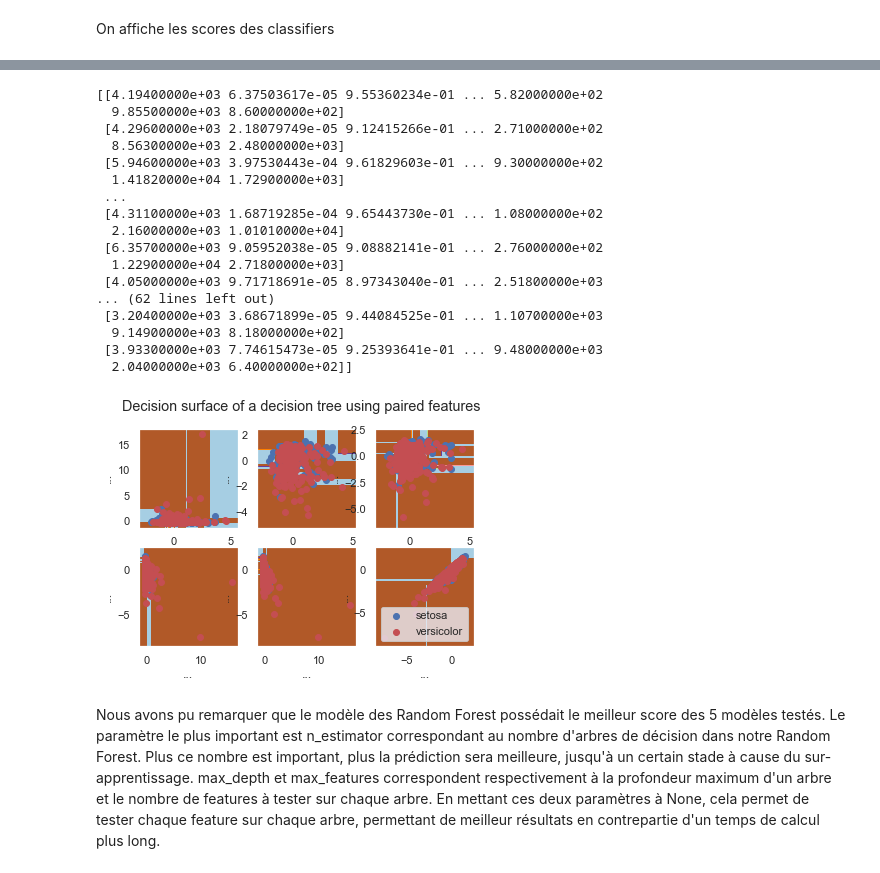
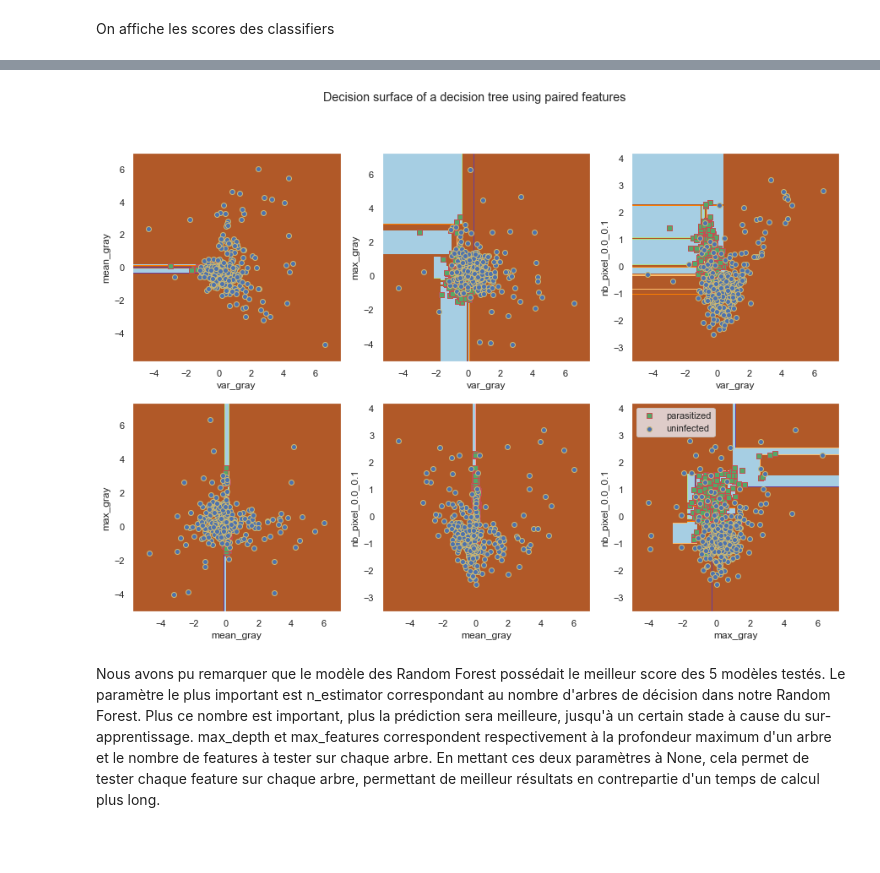
Before and after one commit to LE10EENFAIT/Africa, a Jupyter notebook: starting_kit/README_MODEL.ipynb, the cells around one changed output, grey strips where cells are left out. Drawn from its saved outputs; the diff is of its cells as text; code cells hidden in the pictures; blank space fills up the shorter version.

```diff
--- a/starting_kit/README_MODEL.ipynb
+++ b/starting_kit/README_MODEL.ipynb
@@ -71,0 +168,16 @@ For convenience, we load the data as a "pandas" data frame, so we can use "panda
+# %%
+from sklearn.ensemble import ExtraTreesClassifier
+from sklearn.feature_selection import SelectFromModel
+
+# we use the Tree-based feature selection model to calculate the cross-validation score with only
+# the necessary number of feature
+clf = ExtraTreesClassifier(n_estimators=50)
+clf = clf.fit(X_train, Y_train)
+feature_selection = SelectFromModel(clf, prefit=True)
+X_train = feature_selection.transform(X_train)
+print(X_train.shape)
+X_test = feature_selection.transform(X_test)
+print(X_test.shape)
+X_valid = feature_selection.transform(X_valid)
+print(X_valid.shape)
+features_idx = feature_selection.get_support(indices=True)
@@ -236,7 +335,6 @@ class modelGest():
         return scoring_function(self.y_test, self.result)
 # %%
 from sklearn.model_selection import train_test_split
-from data_manager import DataManager
 from model import model
 from sklearn.ensemble import RandomForestClassifier
 from sklearn.neural_network import MLPClassifier
@@ -250,7 +348,7 @@ Xs_test = []
 ys_train = []
 ys_test = []
 for i in range(0, 20):
-    X_train_pre, X_test_pre, y_train_pre, y_test_pre = train_test_split(D.data['X_train'], D.data['Y_train'], test_size=0.33)
+    X_train_pre, X_test_pre, y_train_pre, y_test_pre = train_test_split(X_train, Y_train, test_size=0.33)
     Xs_train.append(X_train_pre)
     Xs_test.append(X_test_pre)
     ys_train.append(y_train_pre)
@@ -358,20 +435,27 @@ array([[5.17200000e+03, 8.33992890e-05, 8.81858706e-01, ...,
 # %%
-from sklearn.datasets import load_iris
 from sklearn.tree import DecisionTreeClassifier
 
 # Parameters
 n_classes = 2
-plot_colors = "bry"
+plot_colors = ['g','b']
+plot_edgecolors = ['r','y']
+plot_markers = ['s','o']
+plot_classes = ['parasitized', 'uninfected']
 plot_step = 0.02
+features_array = data.columns.values
+plt.figure(figsize=(15,10))
+liste = []
+for i in range(0, 3):
+    for j in range(i+1, 4):
+        temp = [i]
+        temp.append(j)
+        liste.append(temp)
 
-for pairidx, pair in enumerate([[0, 1], [0, 2], [0, 3],
-                                [1, 2], [1, 3], [2, 3]]):
+for pairidx, pair in enumerate(liste):
     # We only take the two corresponding features
-    X_train_pre, X_test_pre, y_train_pre, y_test_pre = train_test_split(D.data['X_train'], D.data['Y_train'], test_size=0.33)
-    X = X_train_pre[:,pair] #iris.data[:,pair]
-    y = y_train_pre #iris.target
+    X = X_train[:,pair] #iris.data[:,pair]
+    y = Y_train #iris.target
 
-    print(X_train_pre)
 
     # Shuffle
     #idx = np.arange(X.shape[0])
@@ -385,55 +469,38 @@ for pairidx, pair in enumerate([[0, 1], [0, 2], [0, 3],
     std = X.std(axis=0)
     X = (X - mean) / std
 
     # Train
     clf = DecisionTreeClassifier().fit(X, y)
 
     # Plot the decision boundary
     plt.subplot(2, 3, pairidx + 1)
 
     x_min, x_max = X[:, 0].min() - 1, X[:, 0].max() + 1
     y_min, y_max = X[:, 1].min() - 1, X[:, 1].max() + 1
     xx, yy = np.meshgrid(np.arange(x_min, x_max, plot_step),
                          np.arange(y_min, y_max, plot_step))
 
     Z = clf.predict(np.c_[xx.ravel(), yy.ravel()])
     Z = Z.reshape(xx.shape)
     cs = plt.contourf(xx, yy, Z, cmap=plt.cm.Paired)
 
-    plt.xlabel('...')
-    plt.ylabel('...')
+    plt.xlabel(features_array[features_idx[pair[0]]])
+    plt.ylabel(features_array[features_idx[pair[1]]])
     plt.axis("tight")
 
     # Plot the training points
-    for i, color in zip(range(n_classes), "bry"):
+    for i, color, edge_color, marker, classe in zip(range(n_classes), plot_colors, plot_edgecolors, plot_markers, plot_classes):
         idx = np.where(y == i)
-        plt.scatter(X[idx, 0], X[idx, 1], c=color, label=iris.target_names[i],
+        plt.scatter(X[idx, 0], X[idx, 1], c=color, edgecolor=edge_color, marker=marker, label=classe,
                     cmap=plt.cm.Paired)
 
     plt.axis("tight")
 
 plt.suptitle("Decision surface of a decision tree using paired features")
 plt.legend()
 plt.show()
 # %% [output]
-[[4.19400000e+03 6.37503617e-05 9.55360234e-01 ... 5.82000000e+02
-  9.85500000e+03 8.60000000e+02]
- [4.29600000e+03 2.18079749e-05 9.12415266e-01 ... 2.71000000e+02
-  8.56300000e+03 2.48000000e+03]
- [5.94600000e+03 3.97530443e-04 9.61829603e-01 ... 9.30000000e+02
-  1.41820000e+04 1.72900000e+03]
- ...
- [4.31100000e+03 1.68719285e-04 9.65443730e-01 ... 1.08000000e+02
-  2.16000000e+03 1.01010000e+04]
- [6.35700000e+03 9.05952038e-05 9.08882141e-01 ... 2.76000000e+02
-  1.22900000e+04 2.71800000e+03]
- [4.05000000e+03 9.71718691e-05 8.97343040e-01 ... 2.51800000e+03
-... (62 lines left out)
- [3.20400000e+03 3.68671899e-05 9.44084525e-01 ... 1.10700000e+03
-  9.14900000e+03 8.18000000e+02]
- [3.93300000e+03 7.74615473e-05 9.25393641e-01 ... 9.48000000e+03
-  2.04000000e+03 6.40000000e+02]]
-[figure, old version]
+[figure, new version]
 # %% [markdown]
 <div>
 Nous avons pu remarquer que le modèle des Random Forest possédait le meilleur score des 5 modèles testés.
```
Also changed, not shown: parts of 15 cells of this notebook.
